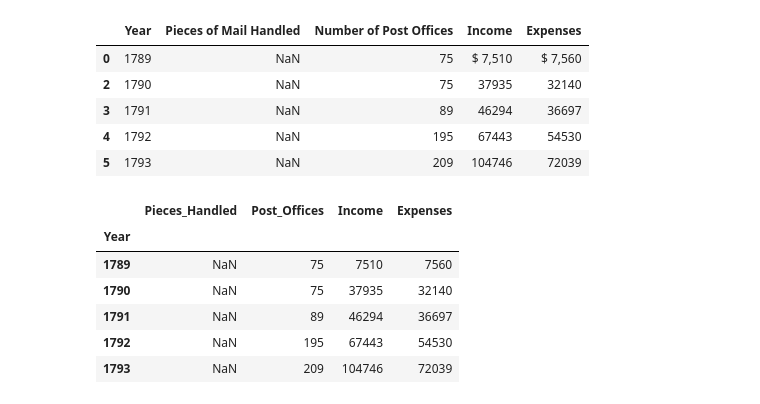
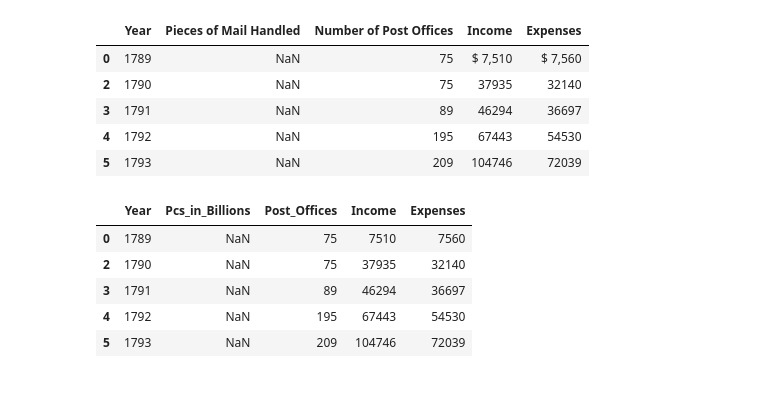
Before and after one commit to mpatterson73/USPS-Analysis, a Jupyter notebook: usps.ipynb, the cells around one changed output. Saved outputs shown, nothing was run; the diff lists cells and outputs as text; code cells hidden in the pictures.

```diff
--- a/usps.ipynb
+++ b/usps.ipynb
@@ -24,3 +24,5 @@ import requests
+# %%
+pd.options.display.float_format = '{:,.2f}'.format
 # %%
 url = 'https://about.usps.com/who-we-are/postal-history/pieces-of-mail-since-1789.htm'
 sess = requests.Session()
@@ -86,16 +107,15 @@ df2.head()
 | 4 | 1792 | NaN | 195 | 67443 | 54530 |
 | 5 | 1793 | NaN | 209 | 104746 | 72039 |
 # %%
+# needs fix
 df2.at[0, 'Income'] = 7510
 df2.at[0, 'Expenses'] = 7560
-df2.set_index('Year', inplace=True)
-df2.columns = ['Pieces_Handled', 'Post_Offices', 'Income', 'Expenses']
+df2.columns = ['Year', 'Pcs_in_Billions', 'Post_Offices', 'Income', 'Expenses']
 df2.head()
 # %% [output]
-|  | Pieces_Handled | Post_Offices | Income | Expenses |
-| Year |  |  |  |  |
-| 1789 | NaN | 75 | 7510 | 7560 |
-| 1790 | NaN | 75 | 37935 | 32140 |
-| 1791 | NaN | 89 | 46294 | 36697 |
-| 1792 | NaN | 195 | 67443 | 54530 |
-| 1793 | NaN | 209 | 104746 | 72039 |
+|  | Year | Pcs_in_Billions | Post_Offices | Income | Expenses |
+| 0 | 1789 | NaN | 75 | 7510 | 7560 |
+| 2 | 1790 | NaN | 75 | 37935 | 32140 |
+| 3 | 1791 | NaN | 89 | 46294 | 36697 |
+| 4 | 1792 | NaN | 195 | 67443 | 54530 |
+| 5 | 1793 | NaN | 209 | 104746 | 72039 |
```
Also changed, not shown: parts of 16 cells of this notebook.
